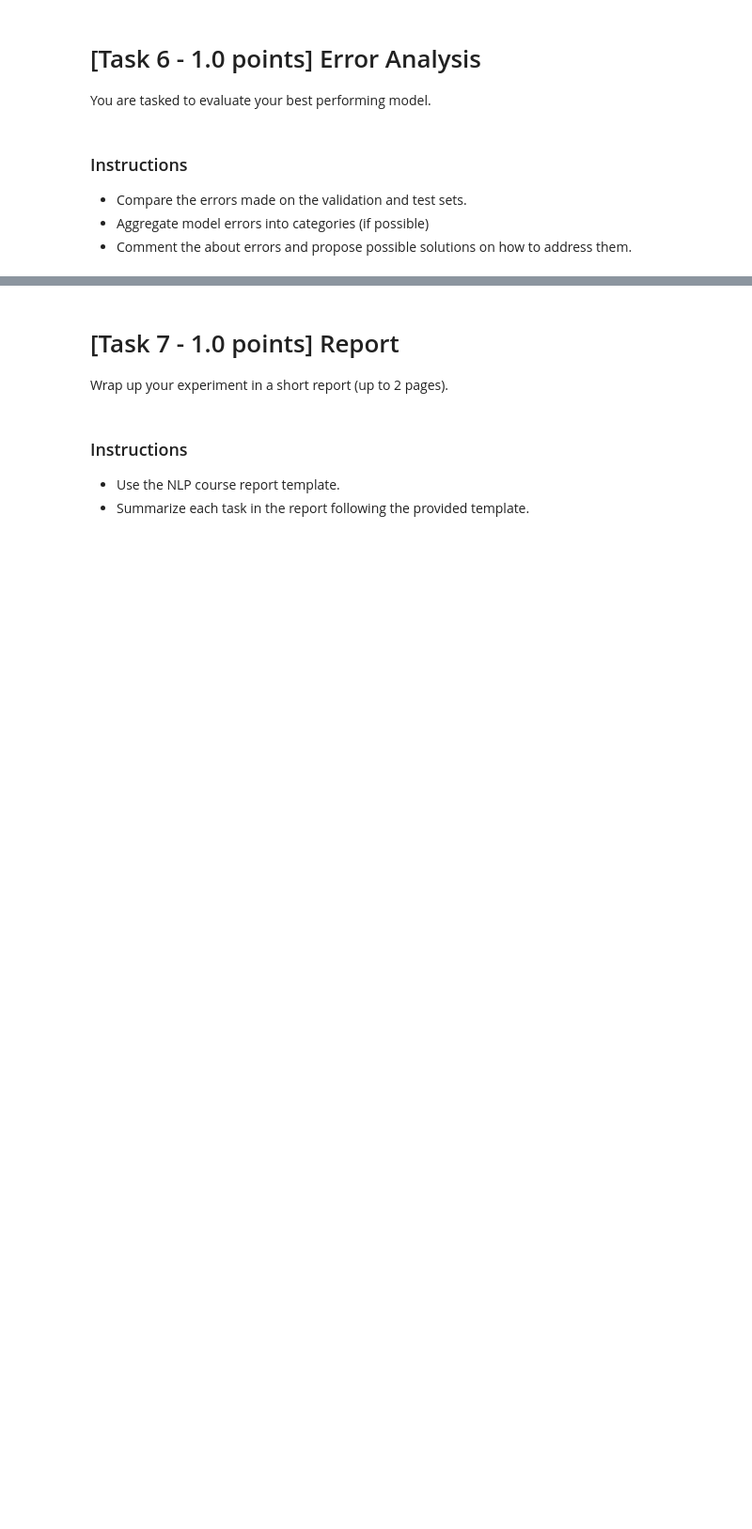
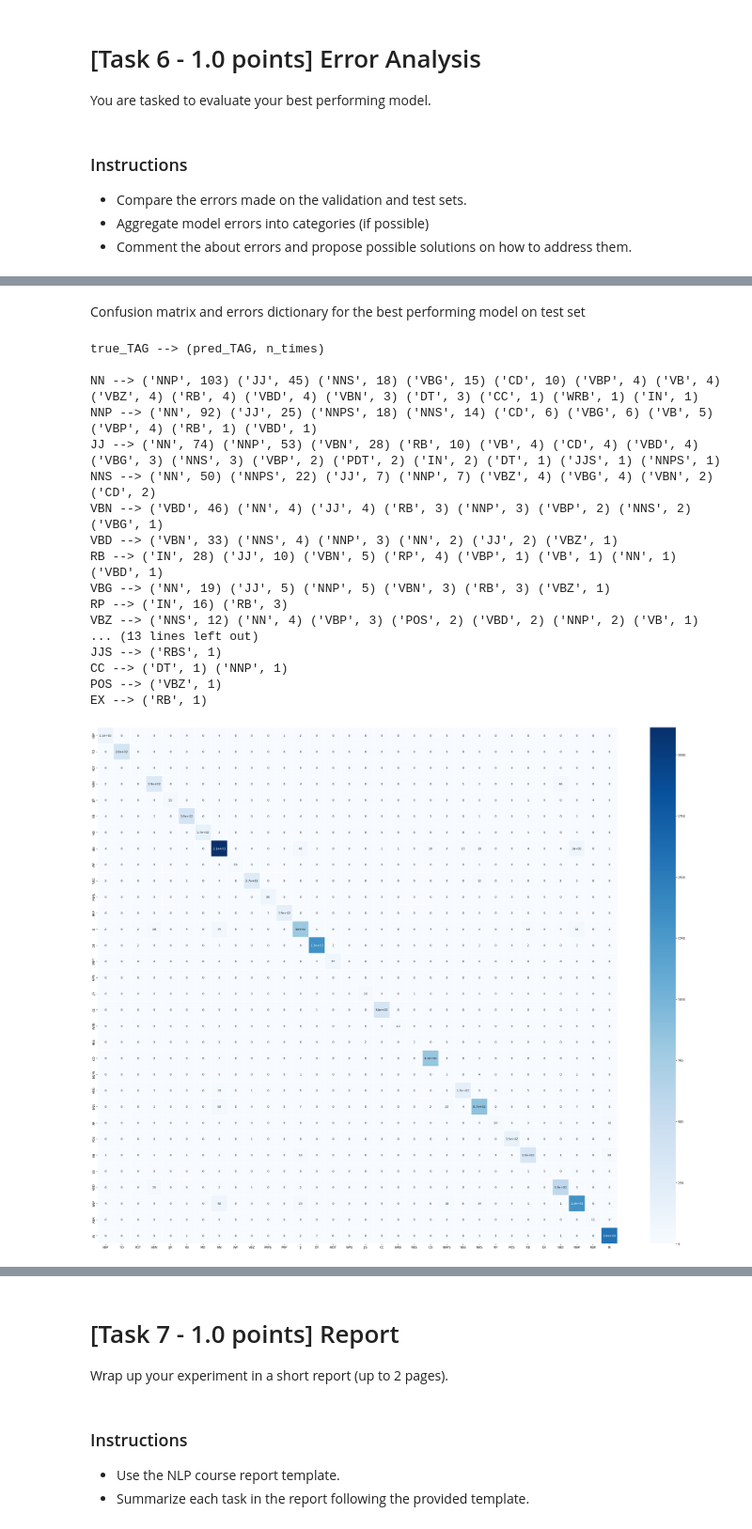
Before and after one commit to AndreaZecca/NLP-assignments, a Jupyter notebook: Assignment-1/Assignment1.ipynb, the cells around one changed output, grey strips where cells are left out. Shown at 94% size. Drawn from its saved outputs; the diff is of its cells as text; code cells hidden in the pictures; blank space fills up the shorter version.

```diff
--- a/Assignment-1/Assignment1.ipynb
+++ b/Assignment-1/Assignment1.ipynb
@@ -1125,0 +1134,27 @@ WRB --> ('NN', 1)
+# %% [markdown]
+Confusion matrix and errors dictionary for the best performing model on test set
+# %%
+test_tags = [vocab.i2t(i) for i in set(best_model_pred_test.tolist() + best_model_targ_test.tolist())]
+
+test_cm = build_confusion_matrix(best_model_pred_test,best_model_targ_test,test_tags)
+
+build_errors_dictionary(test_cm)
+# %% [output]
+true_TAG --> (pred_TAG, n_times)
+
+NN --> ('NNP', 103) ('JJ', 45) ('NNS', 18) ('VBG', 15) ('CD', 10) ('VBP', 4) ('VB', 4) ('VBZ', 4) ('RB', 4) ('VBD', 4) ('VBN', 3) ('DT', 3) ('CC', 1) ('WRB', 1) ('IN', 1)
+NNP --> ('NN', 92) ('JJ', 25) ('NNPS', 18) ('NNS', 14) ('CD', 6) ('VBG', 6) ('VB', 5) ('VBP', 4) ('RB', 1) ('VBD', 1)
+JJ --> ('NN', 74) ('NNP', 53) ('VBN', 28) ('RB', 10) ('VB', 4) ('CD', 4) ('VBD', 4) ('VBG', 3) ('NNS', 3) ('VBP', 2) ('PDT', 2) ('IN', 2) ('DT', 1) ('JJS', 1) ('NNPS', 1)
+NNS --> ('NN', 50) ('NNPS', 22) ('JJ', 7) ('NNP', 7) ('VBZ', 4) ('VBG', 4) ('VBN', 2) ('CD', 2)
+VBN --> ('VBD', 46) ('NN', 4) ('JJ', 4) ('RB', 3) ('NNP', 3) ('VBP', 2) ('NNS', 2) ('VBG', 1)
+VBD --> ('VBN', 33) ('NNS', 4) ('NNP', 3) ('NN', 2) ('JJ', 2) ('VBZ', 1)
+RB --> ('IN', 28) ('JJ', 10) ('VBN', 5) ('RP', 4) ('VBP', 1) ('VB', 1) ('NN', 1) ('VBD', 1)
+VBG --> ('NN', 19) ('JJ', 5) ('NNP', 5) ('VBN', 3) ('RB', 3) ('VBZ', 1)
+RP --> ('IN', 16) ('RB', 3)
+VBZ --> ('NNS', 12) ('NN', 4) ('VBP', 3) ('POS', 2) ('VBD', 2) ('NNP', 2) ('VB', 1)
+... (13 lines left out)
+JJS --> ('RBS', 1)
+CC --> ('DT', 1) ('NNP', 1)
+POS --> ('VBZ', 1)
+EX --> ('RB', 1)
+[figure, added]
```
Also changed, not shown: parts of 17 cells of this notebook.
